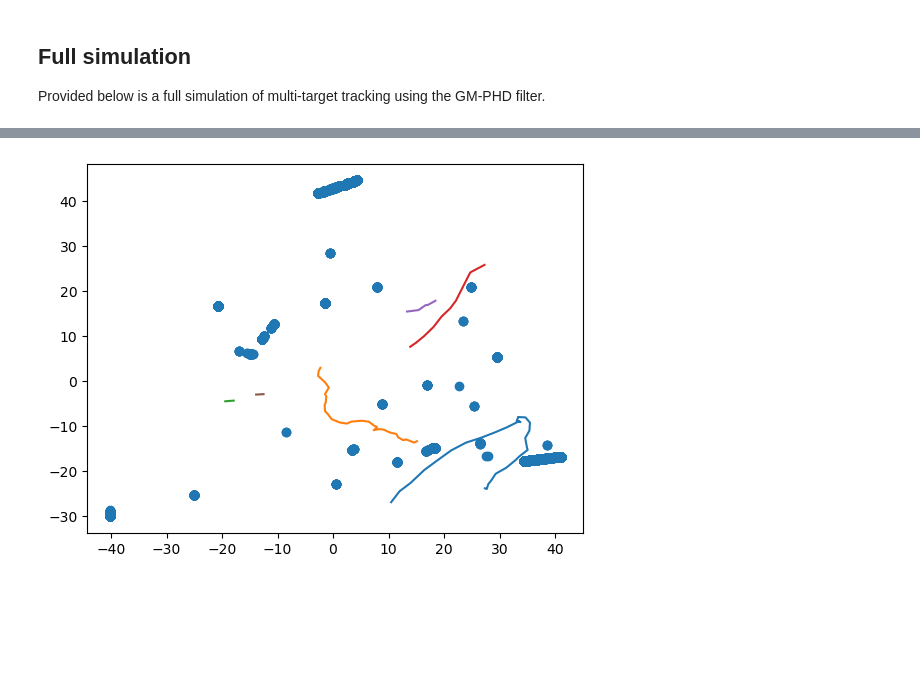
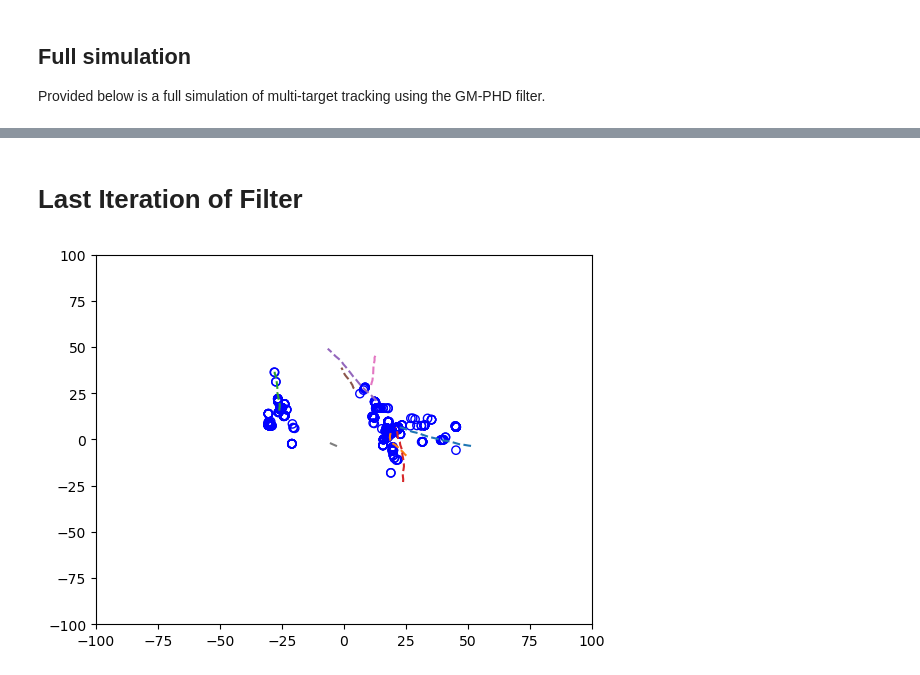
Before and after one commit to mtt-phd/mtt-phd, a Jupyter notebook: gmphd.ipynb, the cells around one changed output, grey strips where cells are left out. Cells and saved outputs as stored; diff of their text form; code cells hidden in the pictures; blank space fills up the shorter version.

```diff
--- a/gmphd.ipynb
+++ b/gmphd.ipynb
@@ -912,12 +982,12 @@ filter = mtt_phd(
     measurement_matrix=H,
     measurement_noise=R,
     num_steps=len(all_measurements),
-    detection_probability=0.8,
-    clutter_intensity=0.9,
-    merging_threshold = 0.7,
-    truncation_threshold = 0.01, # make sure squared
-    threshold_weight= 0.1,
-    new_birth_weight=0.2
+    detection_probability=det_prob,
+    clutter_intensity=clutter_rate/np.prod(np.diff(np.vstack([area, area]))),
+    merging_threshold = 5.0,
+    truncation_threshold = 1e-9, # make sure squared
+    threshold_weight= 0.6081, # 0.60799
+    new_birth_weight=0.20, # 0.25
 )
 # %%
 # run the filter
@@ -924,0 +997,13 @@ history = filter.full_PHD_filter_run()
+# %%
+for i in [0]:
+    pos = np.array([s[:2] for s in history[i]])
+    plt.scatter(*pos[:,:2].T, facecolors='none', edgecolors='blue')
+    plt.xlim(*area)
+    plt.ylim(*area)
+
+    for i, state in truths.items():
+        pos = np.array([s[:2] if s is not None else [np.nan, np.nan] for s in state])
+
+    for i, state in truths.items():
+        pos = np.array([s[:2] if s is not None else [np.nan, np.nan] for s in state])
+        plt.plot(*pos[:,:2].T, linestyle='dashed')
@@ -925,12 +1012,17 @@ history = filter.full_PHD_filter_run()
+# %% [markdown]
+# Last Iteration of Filter
 # %%
-#for i in range(len(history)):
-for i in [0]:
+for i in [len(history)-1]:
     pos = np.array([s[:2] for s in history[i]])
-    # print(len(pos))
-    plt.scatter(*pos.T, label=f'Step {i + 1}')
-for i, state in birth_death_truths.items():
-    pos = np.array([s[:2] if s is not None else [np.nan, np.nan] for s in state])
-    plt.plot(*pos[:,:2].T, label=f'Component {i + 1}')
-# plt.legend()
+    plt.scatter(*pos[:,:2].T, facecolors='none', edgecolors='blue')
+    plt.xlim(*area)
+    plt.ylim(*area)
+
+    for i, state in truths.items():
+        pos = np.array([s[:2] if s is not None else [np.nan, np.nan] for s in state])
+
+    for i, state in truths.items():
+        pos = np.array([s[:2] if s is not None else [np.nan, np.nan] for s in state])
+        plt.plot(*pos[:,:2].T, linestyle='dashed')
 # %% [output]
-[figure, old version]
+[figure, new version]
```
Also changed, not shown: parts of 34 cells of this notebook, 2 other files.
